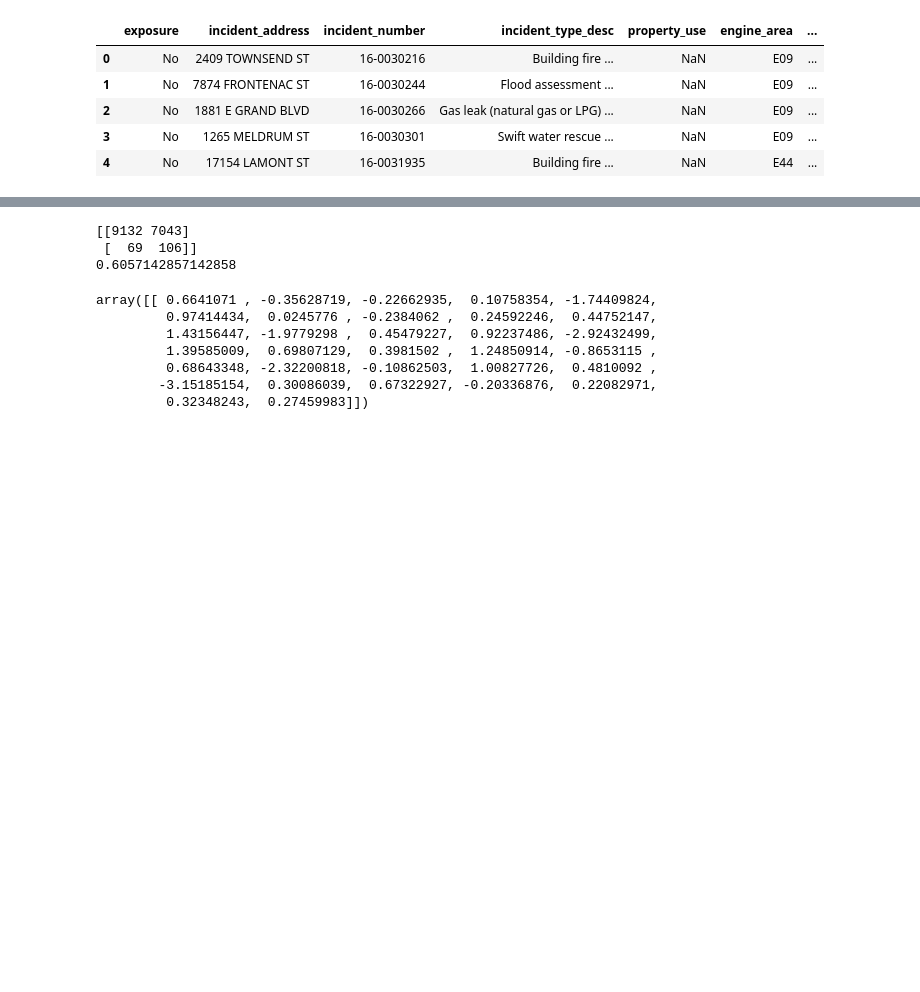
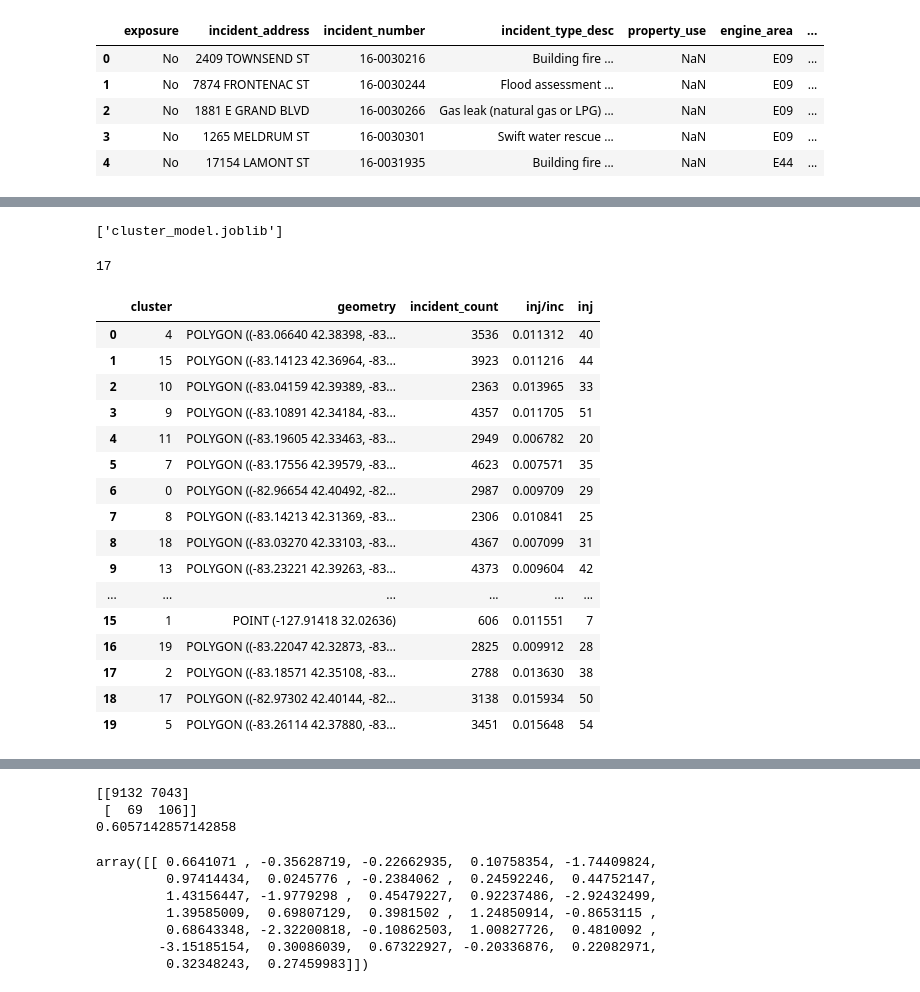
Before and after one commit to aheldrich14/FireIncidents, a Jupyter notebook: FireIncidents.ipynb, the cells around one changed output, grey strips where cells are left out. Cells and saved outputs as stored; diff of their text form; code cells hidden in the pictures; blank space fills up the shorter version.

```diff
--- a/FireIncidents.ipynb
+++ b/FireIncidents.ipynb
@@ -249,0 +103,9 @@ Y_train = Y_train_pos.append(Y_train_neg)
+# %%
+##use function to find nearest greenlight - we nned to filter lights to those that were live before incident
+def find_closest_green_light(inc_df, green_light_df):
+    live_lights = green_light_df[green_light_df['live_date'] < inc_df['call_datetime']]
+    light_coords = np.array(list(zip(live_lights['X'], live_lights['Y'])))
+    inc_coords = np.array([(inc_df['x'], inc_df['y'])])
+    min_dist = distance.cdist(inc_coords, light_coords).min(axis=1)[0]
+    return min_dist
+fire_inc['closest_light'] = fire_inc.apply(lambda x: find_closest_green_light(x, green_light), axis=1)
@@ -249,0 +122,62 @@ Y_train = Y_train_pos.append(Y_train_neg)
+# %%
+#Kmeans clustering on incidents
+CLUSTERS = 20 # num of fire stations in city
+clustering = KMeans(CLUSTERS)
+clustering.fit(fire_inc[['y', 'x']])
+fire_inc['cluster'] = clustering.labels_
+
+#one-hot encode cluster
+#fire_inc = pd.get_dummies(data=fire_inc, columns=['cluster'], prefix='cluster')
+# %%
+#Kmeans clustering on injuries
+CLUSTERS = 20
+clustering = KMeans(CLUSTERS)
+clustering.fit(fire_inc[fire_inc['injury_or_fatality'] == 1][['y', 'x']])
+fire_inc['cluster'] = clustering.predict(fire_inc[['y', 'x']])
+# %%
+clustering = DBSCAN(eps=.0015, min_samples=6).fit(fire_inc[['y', 'x']])
+fire_inc['cluster'] = clustering.labels_
+# %%
+dump(clustering, "cluster_model.joblib")
+# %% [output]
+['cluster_model.joblib']
+# %%
+clustering.predict([[42.4347, -83.0042]])[0]   # long = x, lat = y
+# %% [output]
+17
+# %%
+#create polygon around each cluster so we an visualize it
+clusters = {'cluster': [], 'geometry': [], 'incident_count': [], 'inj/inc': [], 'inj': []}
+for cluster in fire_inc['cluster'].unique():
+    if cluster == -1:
+        continue
+    points = fire_inc[fire_inc['cluster'] == cluster]
+    clusterPoints = MultiPoint(list(zip(points['x'], points['y'])))
+    clusterPoly = clusterPoints.convex_hull
+    clusters['cluster'].append(cluster)
+    clusters['geometry'].append(clusterPoly)
+    clusters['incident_count'].append(len(points))
+    clusters['inj/inc'].append(
+                            len(points[points['injury_or_fatality'] == 1])/len(points))
+    clusters['inj'].append(len(points[points['injury_or_fatality'] == 1]))
+
+geoDf = gpd.GeoDataFrame(clusters, crs='EPSG:4326')
+geoDf
+# %% [output]
+|  | cluster | geometry | incident_count | inj/inc | inj |
+| 0 | 4 | POLYGON ((-83.06640 42.38398, -83... | 3536 | 0.011312 | 40 |
+| 1 | 15 | POLYGON ((-83.14123 42.36964, -83... | 3923 | 0.011216 | 44 |
+| 2 | 10 | POLYGON ((-83.04159 42.39389, -83... | 2363 | 0.013965 | 33 |
+| 3 | 9 | POLYGON ((-83.10891 42.34184, -83... | 4357 | 0.011705 | 51 |
+| 4 | 11 | POLYGON ((-83.19605 42.33463, -83... | 2949 | 0.006782 | 20 |
+| 5 | 7 | POLYGON ((-83.17556 42.39579, -83... | 4623 | 0.007571 | 35 |
+| 6 | 0 | POLYGON ((-82.96654 42.40492, -82... | 2987 | 0.009709 | 29 |
+| 7 | 8 | POLYGON ((-83.14213 42.31369, -83... | 2306 | 0.010841 | 25 |
+| 8 | 18 | POLYGON ((-83.03270 42.33103, -83... | 4367 | 0.007099 | 31 |
+| 9 | 13 | POLYGON ((-83.23221 42.39263, -83... | 4373 | 0.009604 | 42 |
+| ... | ... | ... | ... | ... | ... |
+| 15 | 1 | POINT (-127.91418 32.02636) | 606 | 0.011551 | 7 |
+| 16 | 19 | POLYGON ((-83.22047 42.32873, -83... | 2825 | 0.009912 | 28 |
+| 17 | 2 | POLYGON ((-83.18571 42.35108, -83... | 2788 | 0.013630 | 38 |
+| 18 | 17 | POLYGON ((-82.97302 42.40144, -82... | 3138 | 0.015934 | 50 |
+| 19 | 5 | POLYGON ((-83.26114 42.37880, -83... | 3451 | 0.015648 | 54 |
```
Also changed, not shown: parts of 45 cells of this notebook, 7 other files.
